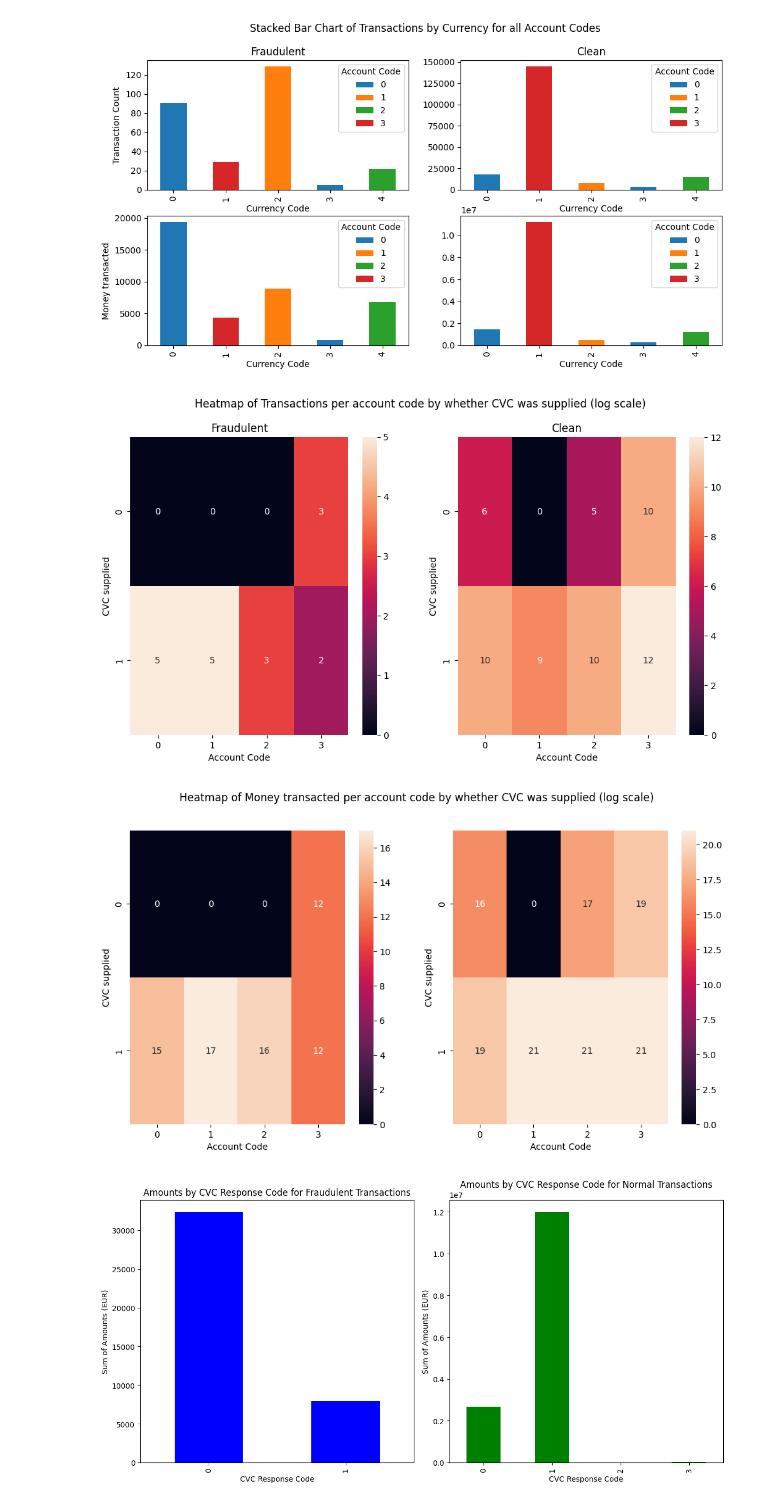
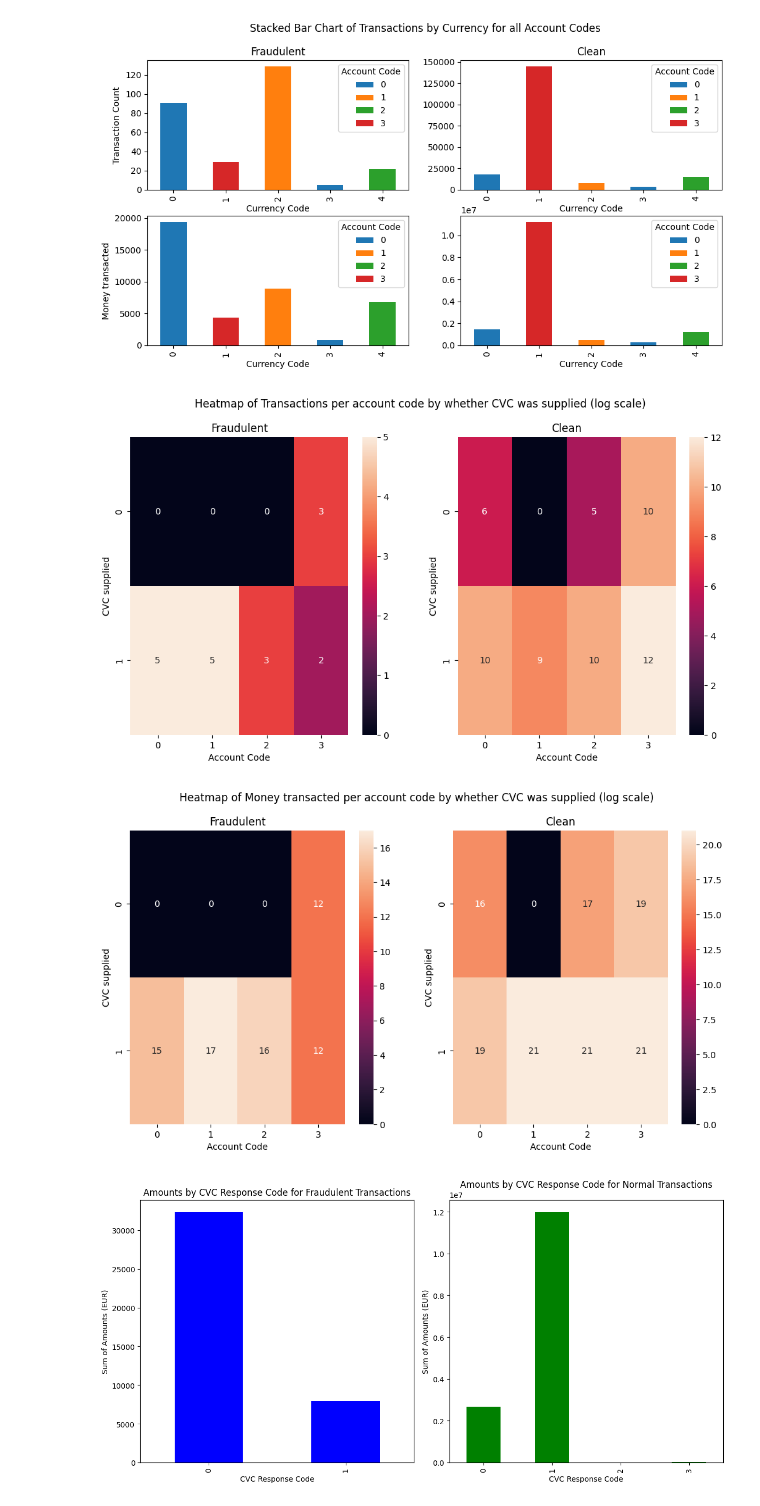
Before and after one commit to amar-mesic/cyber-data, a Jupyter notebook: lab-1/lab1_colab.ipynb, the cells around one changed output. Drawn from its saved outputs; the diff is of its cells as text; code cells hidden in the pictures.

```diff
--- a/lab-1/lab1_colab.ipynb
+++ b/lab-1/lab1_colab.ipynb
@@ -62,0 +168,11 @@ df = pd.read_csv(train_path)
+# %%
+# Print columns
+print('df columns: ', df.columns)
+
+fraudulent_df = df.query('label==1')
+normal_df = df[df['label'] == 0]
+
+# Print number of records for each class and in total
+print('Fraudulent transactions: ', fraudulent_df.shape[0])
+print('Normal transactions: ', normal_df.shape[0])
+print('all transactions: ', df.shape[0])
@@ -151,10 +222,0 @@ D = df1[['label', 'issuercountrycode','txvariantcode','bin','amount','currencyco
-# %%
-print('df columns: ', df1.columns)
-print('x columns: ', X.columns)
-
-fraudulent_df = df1.query('label==1')
-normal_df = df1[df1['label'] == 0]
-
-print('Fraudulent transactions: ', fraudulent_df.shape[0])
-print('Normal transactions: ', normal_df.shape[0])
-print('all transactions: ', df1.shape[0])
@@ -206,6 +223,7 @@ plt.show()
 # %%
+# Plot 1: Distribution of transactions by account code
+
 # Create a contingency table
-df = df1
 table_all = pd.crosstab(df['currencycode'], df['accountcode'])
 table_fraudulent = pd.crosstab(fraudulent_df['currencycode'], fraudulent_df['accountcode'])
 table_normal = pd.crosstab(normal_df['currencycode'], normal_df['accountcode'])
@@ -243,6 +261,9 @@ plt.show()
 # %% [output]
 [figure]
 # %%
+# Plot 2: Heatmap of transactions and amounts transacted, per account code, by whether CVC was supplied
+# using log scale
+
 table_all = pd.crosstab(df['cardverificationcodesupplied'], df['accountcode'])
 table_fraudulent = pd.crosstab(fraudulent_df['cardverificationcodesupplied'], fraudulent_df['accountcode']).map(lambda x: np.log(x + 1)).map(round)
 table_normal = pd.crosstab(normal_df['cardverificationcodesupplied'], normal_df['accountcode']).map(lambda x: np.log(x + 1)).map(round)
@@ -256,32 +277,34 @@ fig.suptitle('Heatmap of Transactions per account code by whether CVC was suppli
 
 # Plot a stacked bar chart
 sns.heatmap(table_fraudulent, annot=True, fmt='d', ax=ax1)
 ax1.set_title('Fraudulent')
 ax1.set_xlabel('Account Code')
 ax1.set_ylabel('CVC supplied')
 
 sns.heatmap(table_normal, annot=True, fmt='d', ax=ax2)
 ax2.set_xlabel('Account Code')
 ax2.set_ylabel('CVC supplied')
 ax2.set_title('Clean')
 
 
 
 fig2, (ax3, ax4) = plt.subplots(nrows=1, ncols=2, figsize=(12, 6))  # Create a figure and a 1x2 subplot grid
 fig2.suptitle('Heatmap of Money transacted per account code by whether CVC was supplied (log scale)')
 
 
 sns.heatmap(table_fraudulent_amount, annot=True, fmt='g', ax=ax3)
+ax3.set_title('Fraudulent')
 ax3.set_xlabel('Account Code')
 ax3.set_ylabel('CVC supplied')
 
 
 sns.heatmap(table_normal_amount, annot=True, fmt='g', ax=ax4)
+ax4.set_title('Clean')
 ax4.set_xlabel('Account Code')
 ax4.set_ylabel('CVC supplied')
 
 plt.show()
 # %% [output]
 [figure]
-[figure, old version]
+[figure, new version]
 # %%
```
Also changed, not shown: parts of 70 cells of this notebook, 2 other files.
